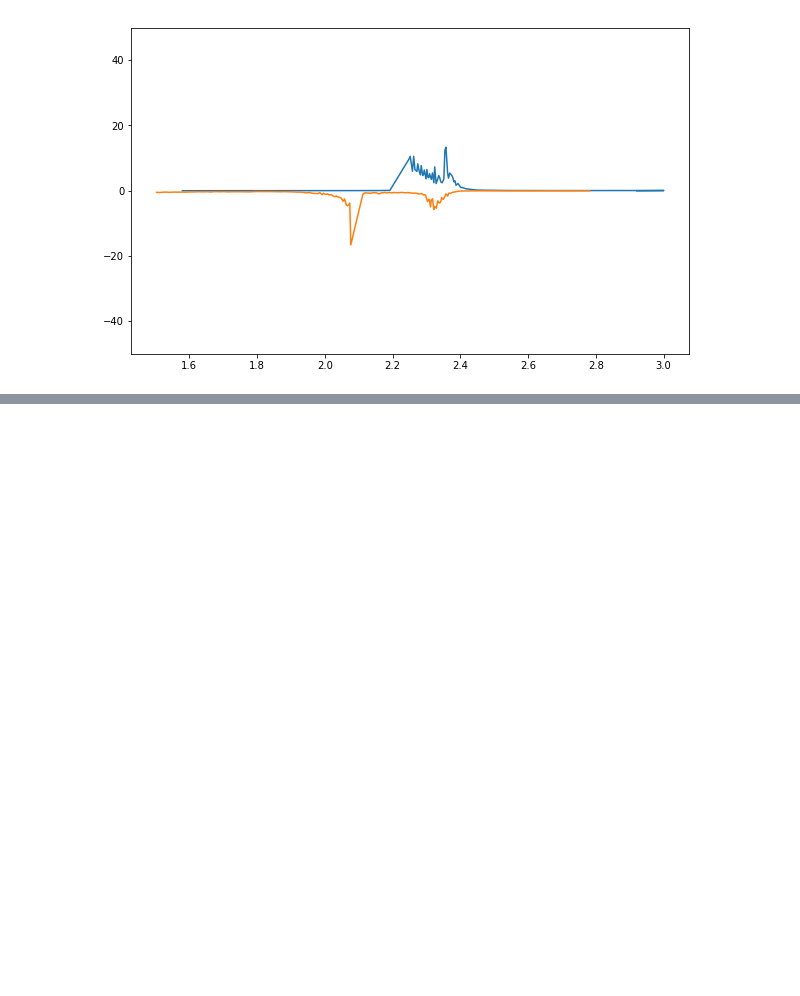
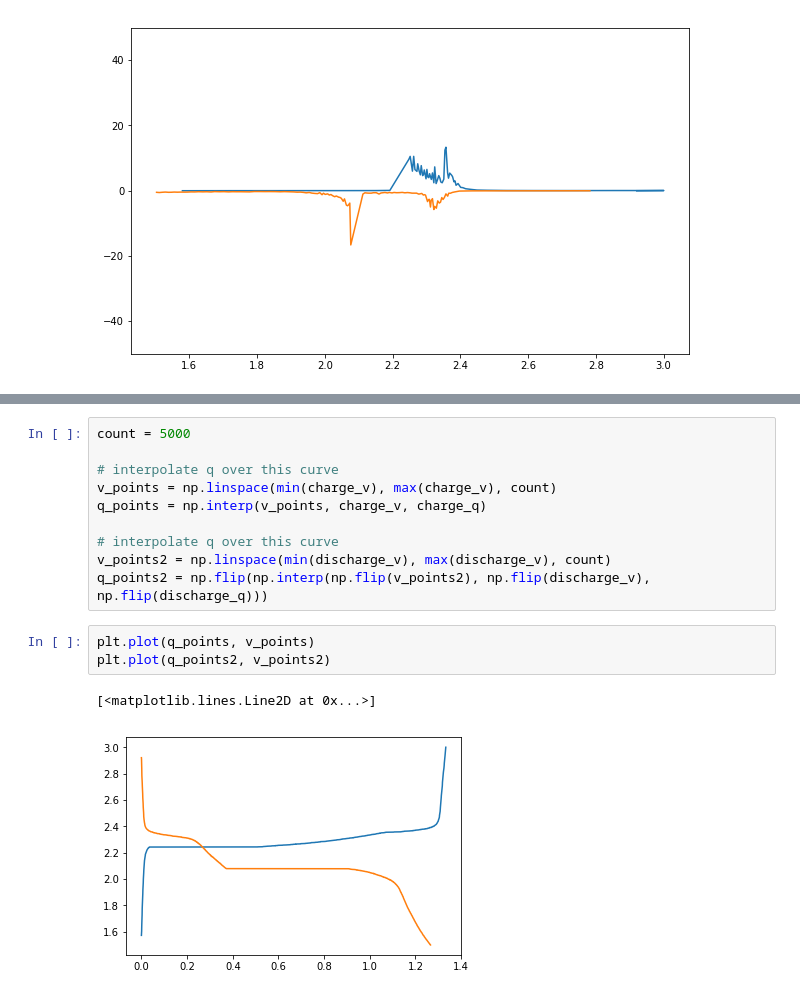
Before and after one commit to ParkerSteichen/battery_cycler, a Jupyter notebook: Dev_2/dataprep_dev.ipynb, the cells around one changed output, grey strips where cells are left out. Drawn from its saved outputs; the diff is of its cells as text; blank space fills up the shorter version.

```diff
--- a/Dev_2/dataprep_dev.ipynb
+++ b/Dev_2/dataprep_dev.ipynb
@@ -363,0 +397,16 @@ ax.plot(voltages2, dQ_dV2)
+# %%
+count = 5000
+
+# interpolate q over this curve
+v_points = np.linspace(min(charge_v), max(charge_v), count)
+q_points = np.interp(v_points, charge_v, charge_q)
+
+# interpolate q over this curve
+v_points2 = np.linspace(min(discharge_v), max(discharge_v), count)
+q_points2 = np.flip(np.interp(np.flip(v_points2), np.flip(discharge_v), np.flip(discharge_q)))
+# %%
+plt.plot(q_points, v_points)
+plt.plot(q_points2, v_points2)
+# %% [output]
+[<matplotlib.lines.Line2D at 0x...>]
+[figure, added]
```
Also changed, not shown: parts of 16 cells of this notebook, 6 other files.
